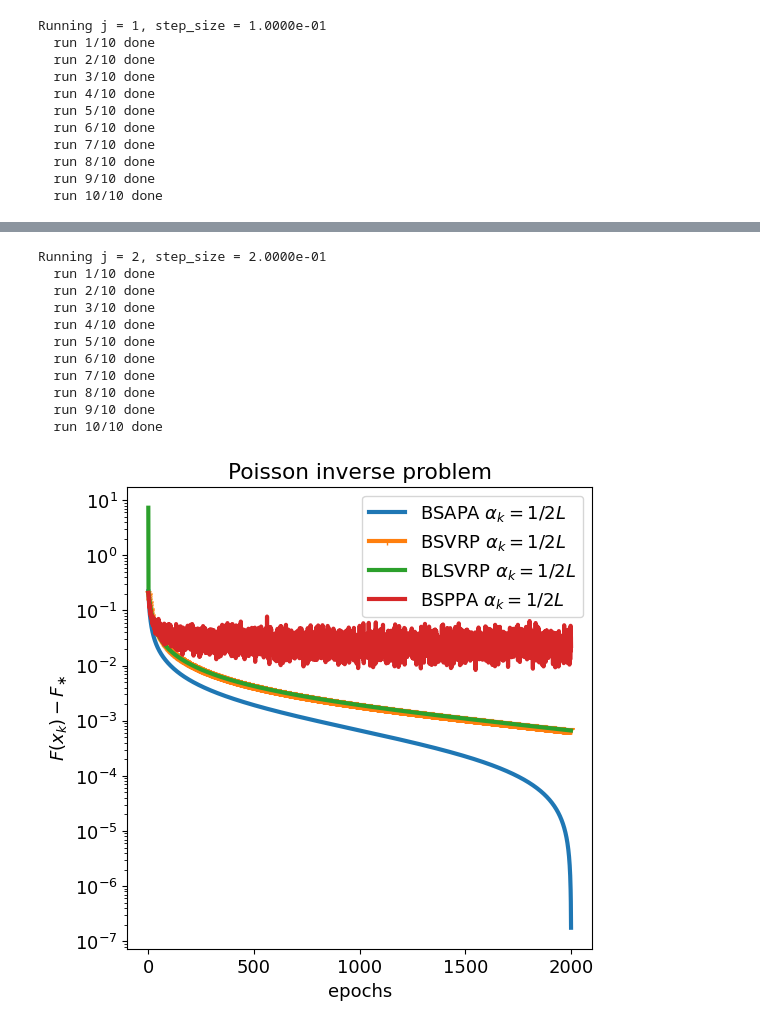
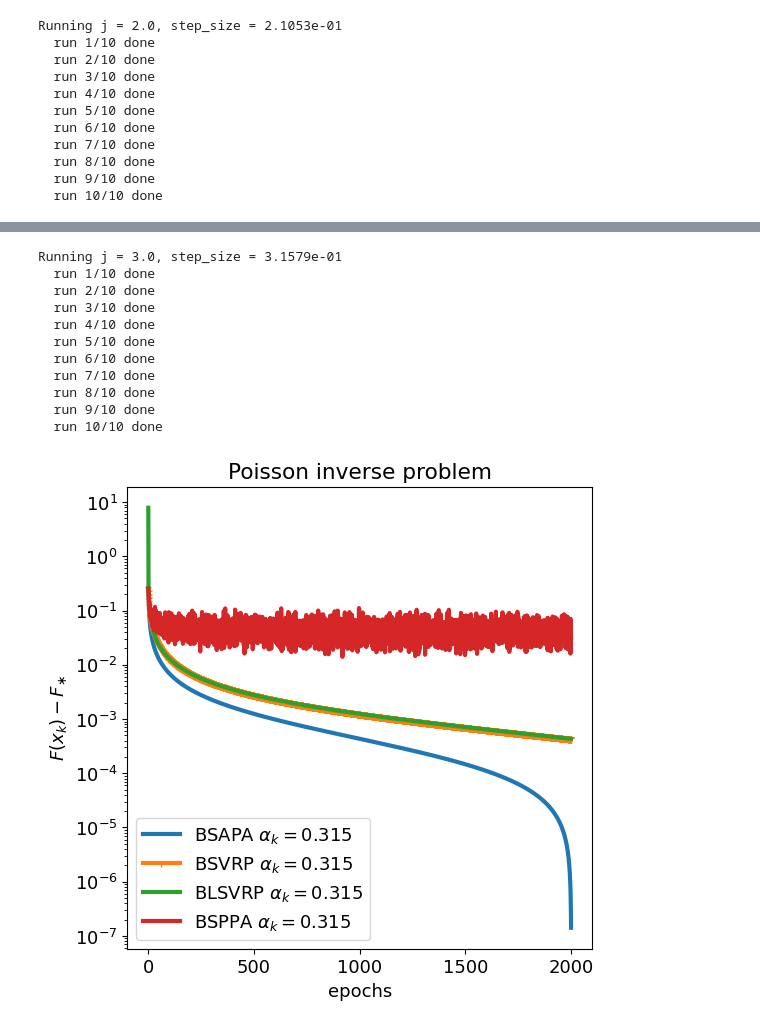
Before and after one commit to anonymous33226/code03042026, a Jupyter notebook: BSPPA_vs_Variance_Reduced_Versions.ipynb, the cells around one changed output, grey strips where cells are left out. Drawn from its saved outputs; the diff is of its cells as text; code cells hidden in the pictures.

```diff
--- a/BSPPA_vs_Variance_Reduced_Versions.ipynb
+++ b/BSPPA_vs_Variance_Reduced_Versions.ipynb
@@ -582,6 +508,11 @@ def get_stepsize_label(j):
     else:
         return r"$\alpha_k = 1/{}L$".format(int(5 * tmp + 0.3))
 
+import math
+
+def truncate(x, decimals=0):
+    factor = 10.0 ** decimals
+    return math.trunc(x * factor) / factor
 
 def stack_histories_with_nan(hist_list):
     max_len = max(len(h) for h in hist_list)
@@ -625,7 +556,7 @@ plt.rcParams["figure.figsize"] = (6, 6)
 plt.rcParams["font.size"] = 13
 plt.rcParams["lines.linewidth"] = 3
 
-for j in [0.5, 1, 2]:
+for j in [1., 2., 3.]:
     tmp = 1.0 / (20*j)
     step_size = 1.0 / (5 * tmp * L)
 
@@ -714,7 +645,7 @@ for j in [0.5, 1, 2]:
 
     fig, ax = plt.subplots()
 
-    label_suffix = get_stepsize_label(j)
+    label_suffix = r"$\alpha_k = {}$".format(truncate(step_size, 3))
 
     plot_mean_std(
         ax,
@@ -783,4 +714,4 @@ Running j = 0.5, step_size = 5.0000e-02
-Running j = 1, step_size = 1.0000e-01
+Running j = 2.0, step_size = 2.1053e-01
   run 1/10 done
   run 2/10 done
   run 3/10 done
@@ -795,12 +726,12 @@ Running j = 1, step_size = 1.0000e-01
-Running j = 2, step_size = 2.0000e-01
+Running j = 3.0, step_size = 3.1579e-01
   run 1/10 done
   run 2/10 done
   run 3/10 done
   run 4/10 done
   run 5/10 done
   run 6/10 done
   run 7/10 done
   run 8/10 done
   run 9/10 done
   run 10/10 done
-[figure, old version]
+[figure, new version]
```
Also changed, not shown: parts of 2 cells of this notebook.
